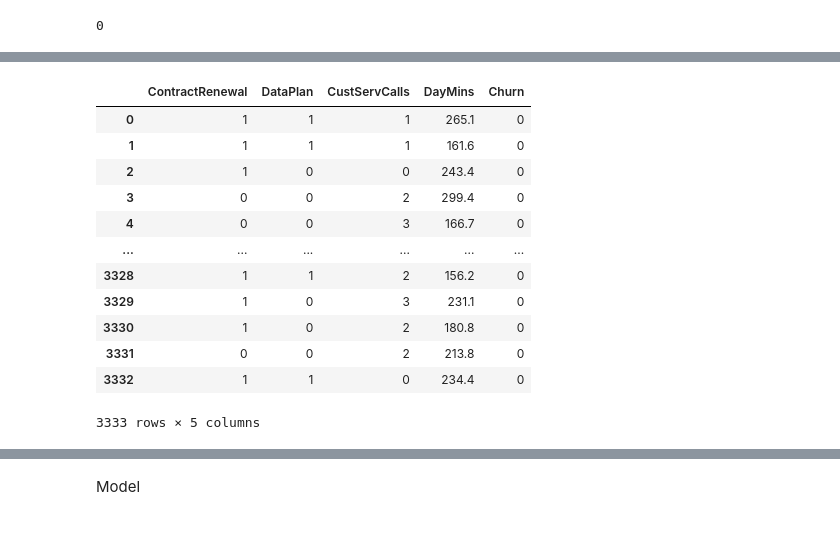
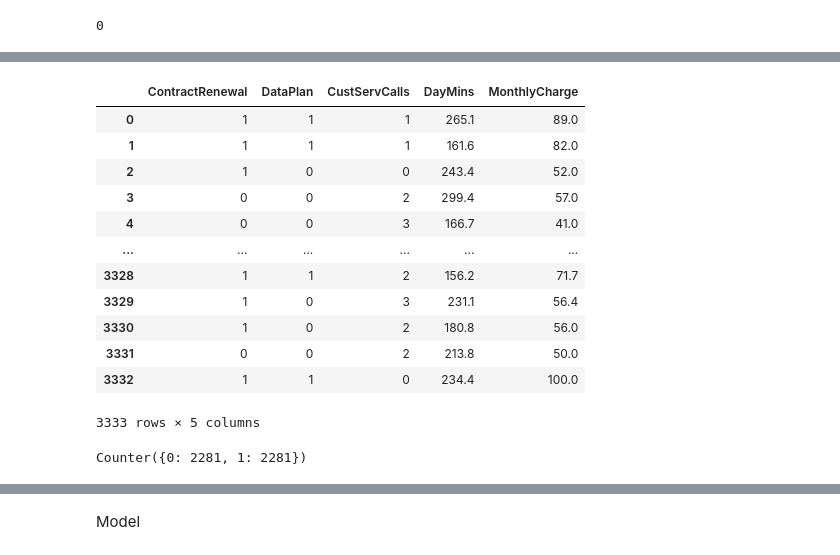
Before and after one commit to yusufkamal-ok/classification-churn, a Jupyter notebook: classification.ipynb, the cells around one changed output, grey strips where cells are left out. Drawn from its saved outputs; the diff is of its cells as text; code cells hidden in the pictures.

```diff
--- a/classification.ipynb
+++ b/classification.ipynb
@@ -12,6 +13,6 @@ Drive already mounted at /content/drive; to attempt to forcibly remount, call dr
 # %%
 #membaca file
-df = pd.read_csv("/content/drive/My Drive/Data Set/telecom_churn.csv")
+df = pd.read_csv("telecom_churn.csv")
 df
 # %% [output]
 |  | Churn | AccountWeeks | ContractRenewal | DataPlan | DataUsage | CustServCalls | DayMins | DayCalls | ... |
@@ -110,18 +247,18 @@ Text(0.5, 1.0, 'korelasi')
 # %%
 # data modeling
-df = df[["ContractRenewal", "DataPlan", "CustServCalls", "DayMins","Churn"]]
-df
+df_test = df[["ContractRenewal","DataPlan","CustServCalls","DayMins","MonthlyCharge"]]
+df_test
 # %% [output]
-|  | ContractRenewal | DataPlan | CustServCalls | DayMins | Churn |
-| 0 | 1 | 1 | 1 | 265.1 | 0 |
-| 1 | 1 | 1 | 1 | 161.6 | 0 |
-| 2 | 1 | 0 | 0 | 243.4 | 0 |
-| 3 | 0 | 0 | 2 | 299.4 | 0 |
-| 4 | 0 | 0 | 3 | 166.7 | 0 |
+|  | ContractRenewal | DataPlan | CustServCalls | DayMins | MonthlyCharge |
+| 0 | 1 | 1 | 1 | 265.1 | 89.0 |
+| 1 | 1 | 1 | 1 | 161.6 | 82.0 |
+| 2 | 1 | 0 | 0 | 243.4 | 52.0 |
+| 3 | 0 | 0 | 2 | 299.4 | 57.0 |
+| 4 | 0 | 0 | 3 | 166.7 | 41.0 |
 | ... | ... | ... | ... | ... | ... |
-| 3328 | 1 | 1 | 2 | 156.2 | 0 |
-| 3329 | 1 | 0 | 3 | 231.1 | 0 |
-| 3330 | 1 | 0 | 2 | 180.8 | 0 |
-| 3331 | 0 | 0 | 2 | 213.8 | 0 |
-| 3332 | 1 | 1 | 0 | 234.4 | 0 |
+| 3328 | 1 | 1 | 2 | 156.2 | 71.7 |
+| 3329 | 1 | 0 | 3 | 231.1 | 56.4 |
+| 3330 | 1 | 0 | 2 | 180.8 | 56.0 |
+| 3331 | 0 | 0 | 2 | 213.8 | 50.0 |
+| 3332 | 1 | 1 | 0 | 234.4 | 100.0 |
 3333 rows × 5 columns
@@ -136,0 +277,5 @@ X_train, X_test, y_train, y_test = train_test_split(X, y, test_size=0.4,
+# %%
+from collections import Counter
+Counter(y_resampled)
+# %% [output]
+Counter({0: 2281, 1: 2281})
```
Also changed, not shown: parts of 26 cells of this notebook, 1 other file.
